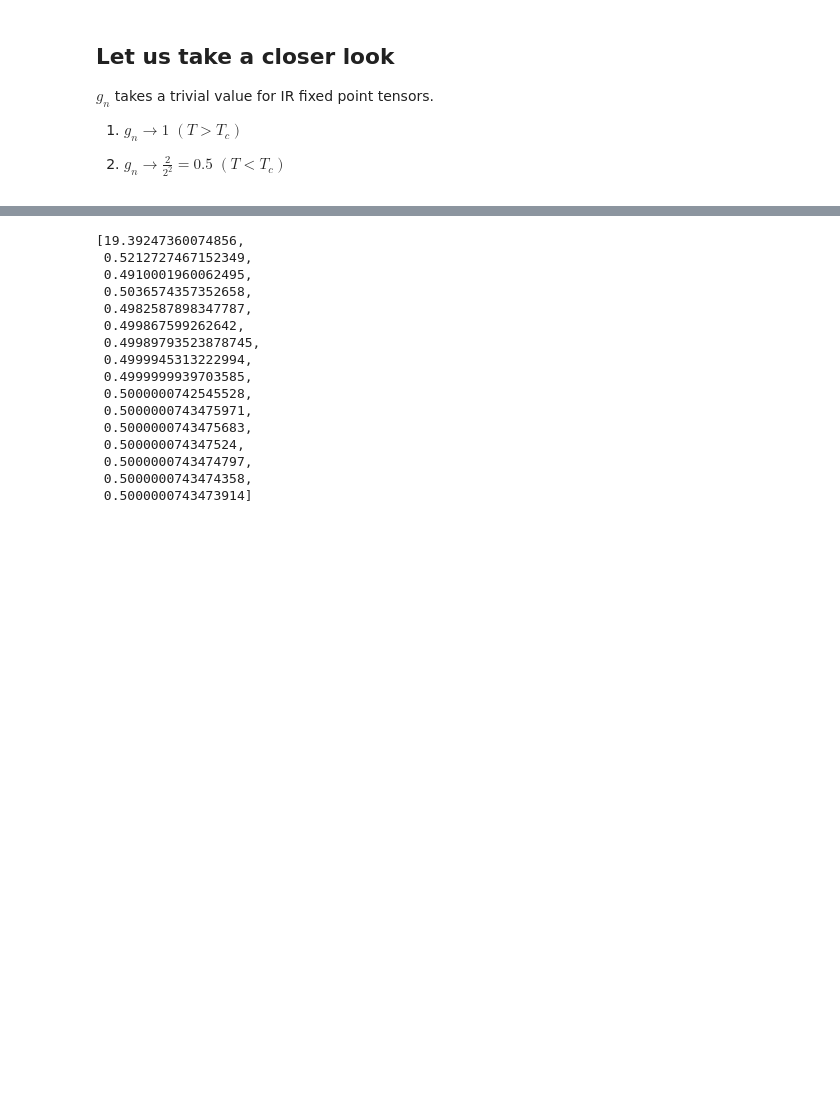
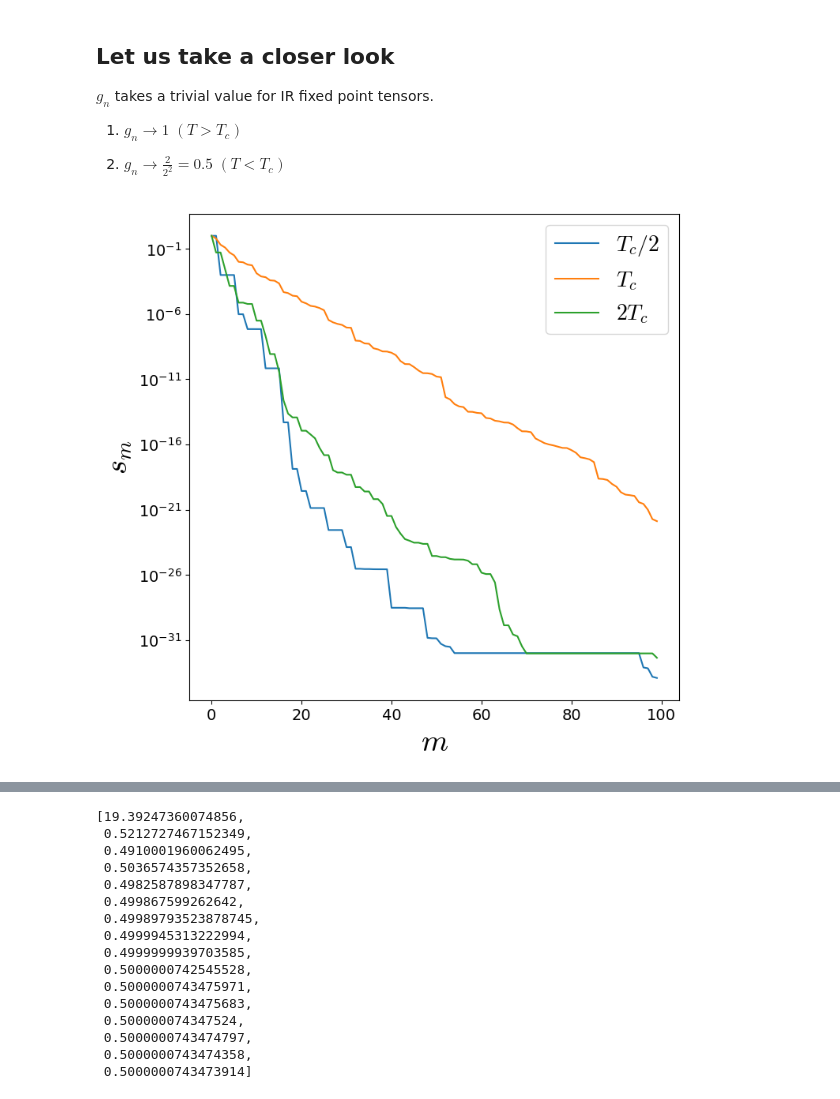
Before and after one commit to dartsushi/Loop-TNR_RGflow, a Jupyter notebook: TRG_tutorial/TRG_Ising_model.ipynb, the cells around one changed output, grey strips where cells are left out. Drawn from its saved outputs; the diff is of its cells as text; code cells hidden in the pictures; blank space fills up the shorter version.

```diff
--- a/TRG_tutorial/TRG_Ising_model.ipynb
+++ b/TRG_tutorial/TRG_Ising_model.ipynb
@@ -127,8 +127,8 @@ $g_n$ takes a trivial value for IR fixed point tensors.
 # %%
 # Calculate g_n, nested in "factor_list"
 T = Tc + 0.5
-D_cut = 16
-RG_steps = 15
+D_cut = 10
+RG_steps = 8
 A = initialize_Ising(T)
 A, factor = normalize_tensor(A)
 factor_list=[factor]
@@ -141,3 +176,18 @@ for i in tqdm(range(RG_steps)):
+# %%
+plt.rcParams['mathtext.fontset'] = 'cm'
+plt.rcParams['xtick.labelsize'] = 14
+plt.rcParams['ytick.labelsize'] = 14
+plt.figure(figsize=(8,8))
+plt.plot((s_m/s_m[0])**2,label="$T_c/2$",markersize=12)
+plt.plot((s_c/s_c[0])**2,label="$T_c$",markersize=12)
+plt.plot((s_p/s_p[0])**2,label="$2T_c$",markersize=12)
+plt.yscale("log")
+plt.xlabel("$m$",fontsize=28)
+plt.ylabel("$s_m$",fontsize=28)
+plt.legend(fontsize=20)
+plt.savefig("svd_decay.png",bbox_inches="tight", pad_inches=0.05)
+# %% [output]
+[figure, added]
 # %%
 # Quickly converges to 1.
 factor_list
```
Also changed, not shown: parts of 5 cells of this notebook, 5 other files.
